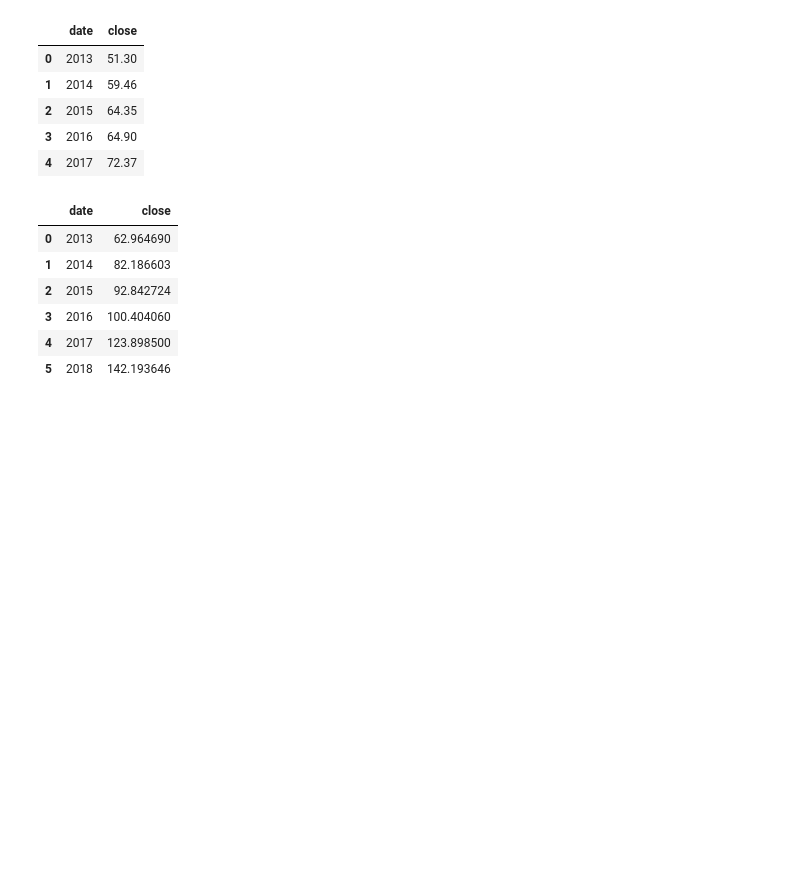
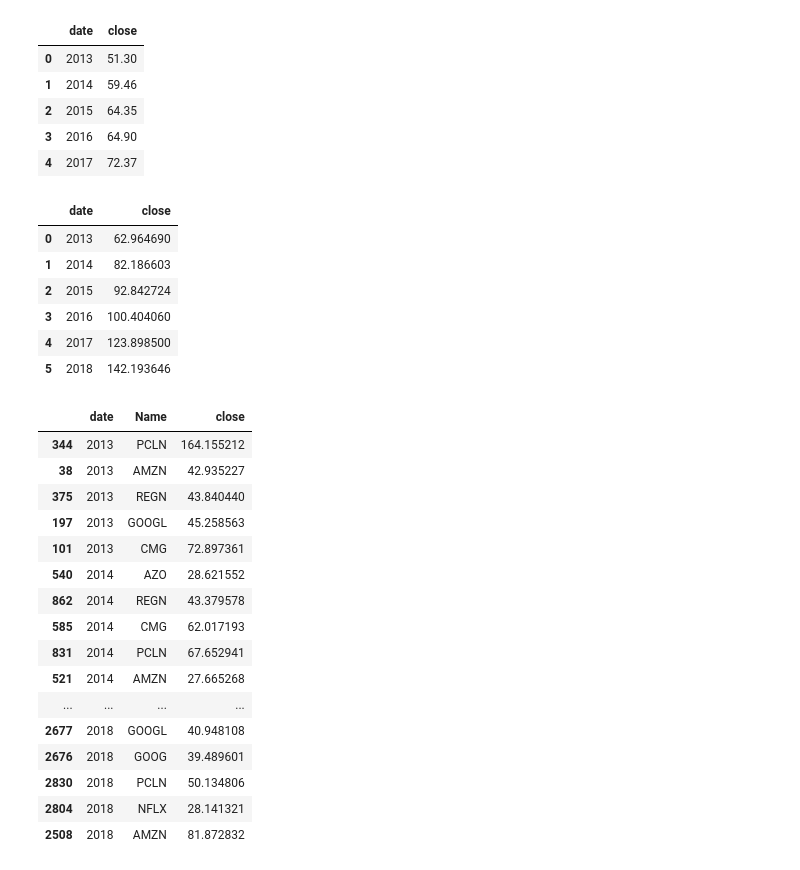
Before and after one commit to mashaakatieva/aklamio_test_assignement, a Jupyter notebook: notebook.ipynb, the cells around one changed output. Drawn from its saved outputs; the diff is of its cells as text; code cells hidden in the pictures; blank space fills up the shorter version.

```diff
--- a/median.notebook.ipynb
+++ b/notebook.ipynb
@@ -47,3 +47,28 @@ df2
 # %%
 fig = px.line(df2, x='date', y='close', title="Volatility (std) S&P (YoY)")
 fig.show()
+# %%
+date = df.date.dt.year
+df5 = df.groupby([df.date.dt.year,df.Name])[["close"]].std().reset_index()
+df5 = df5.sort_values(by='close',ascending=False)
+df5 = df5.groupby('date').head(5)
+df5 = df5.sort_values(by='date',ascending=True)
+df5
+# %% [output]
+|  | date | Name | close |
+| 344 | 2013 | PCLN | 164.155212 |
+| 38 | 2013 | AMZN | 42.935227 |
+| 375 | 2013 | REGN | 43.840440 |
+| 197 | 2013 | GOOGL | 45.258563 |
+| 101 | 2013 | CMG | 72.897361 |
+| 540 | 2014 | AZO | 28.621552 |
+| 862 | 2014 | REGN | 43.379578 |
+| 585 | 2014 | CMG | 62.017193 |
+| 831 | 2014 | PCLN | 67.652941 |
+| 521 | 2014 | AMZN | 27.665268 |
+| ... | ... | ... | ... |
+| 2677 | 2018 | GOOGL | 40.948108 |
+| 2676 | 2018 | GOOG | 39.489601 |
+| 2830 | 2018 | PCLN | 50.134806 |
+| 2804 | 2018 | NFLX | 28.141321 |
+| 2508 | 2018 | AMZN | 81.872832 |
```
Also changed, not shown: parts of 1 cell of this notebook.
